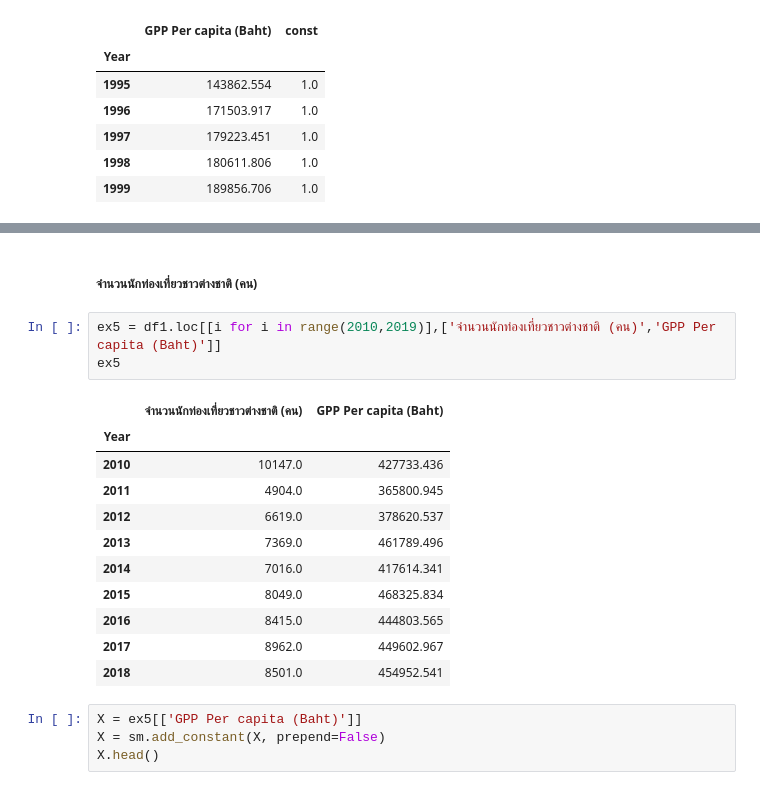
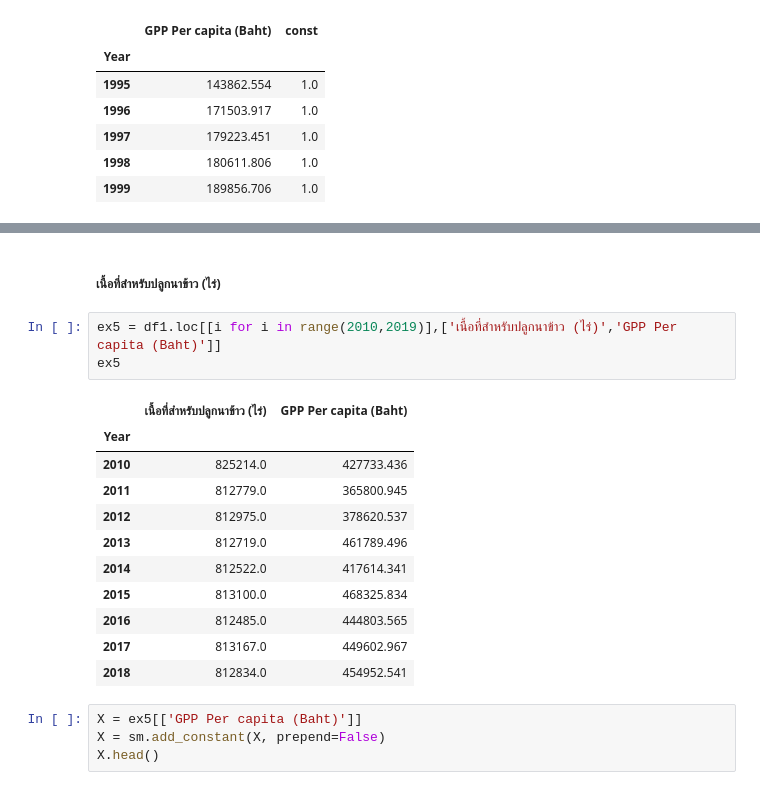
Before and after one commit to pant411/final_stat_pant, a Jupyter notebook: fill_data_lopburi.ipynb, the cells around one changed output, grey strips where cells are left out. Saved outputs shown, nothing was run; the diff lists cells and outputs as text.

```diff
--- a/fill_data_lopburi.ipynb
+++ b/fill_data_lopburi.ipynb
@@ -424,20 +424,20 @@ array([-622863.26784609, -470925.63008401, -428493.28835817,
-# %% [markdown]
-##### จำนวนนักท่องเที่ยวชาวต่างชาติ (คน)
+# %% [markdown]
+##### เนื้อที่สำหรับปลูกนาข้าว (ไร่)
 # %%
-ex5 = df1.loc[[i for i in range(2010,2019)],['จำนวนนักท่องเที่ยวชาวต่างชาติ (คน)','GPP Per capita (Baht)']]
+ex5 = df1.loc[[i for i in range(2010,2019)],['เนื้อที่สำหรับปลูกนาข้าว (ไร่)','GPP Per capita (Baht)']]
 ex5
 # %% [output]
-|  | จำนวนนักท่องเที่ยวชาวต่างชาติ (คน) | GPP Per capita (Baht) |
+|  | เนื้อที่สำหรับปลูกนาข้าว (ไร่) | GPP Per capita (Baht) |
 | Year |  |  |
-| 2010 | 10147.0 | 427733.436 |
-| 2011 | 4904.0 | 365800.945 |
-| 2012 | 6619.0 | 378620.537 |
-| 2013 | 7369.0 | 461789.496 |
-| 2014 | 7016.0 | 417614.341 |
-| 2015 | 8049.0 | 468325.834 |
-| 2016 | 8415.0 | 444803.565 |
-| 2017 | 8962.0 | 449602.967 |
-| 2018 | 8501.0 | 454952.541 |
+| 2010 | 825214.0 | 427733.436 |
+| 2011 | 812779.0 | 365800.945 |
+| 2012 | 812975.0 | 378620.537 |
+| 2013 | 812719.0 | 461789.496 |
+| 2014 | 812522.0 | 417614.341 |
+| 2015 | 813100.0 | 468325.834 |
+| 2016 | 812485.0 | 444803.565 |
+| 2017 | 813167.0 | 449602.967 |
+| 2018 | 812834.0 | 454952.541 |
 # %%
 X = ex5[['GPP Per capita (Baht)']]
 X = sm.add_constant(X, prepend=False)
```
Also changed, not shown: parts of 10 cells of this notebook, 4 other files.
